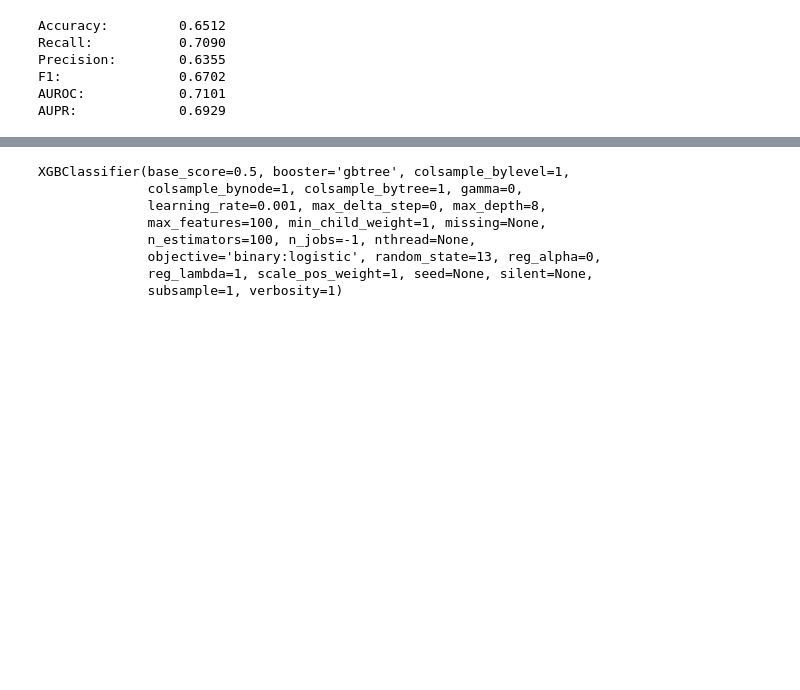
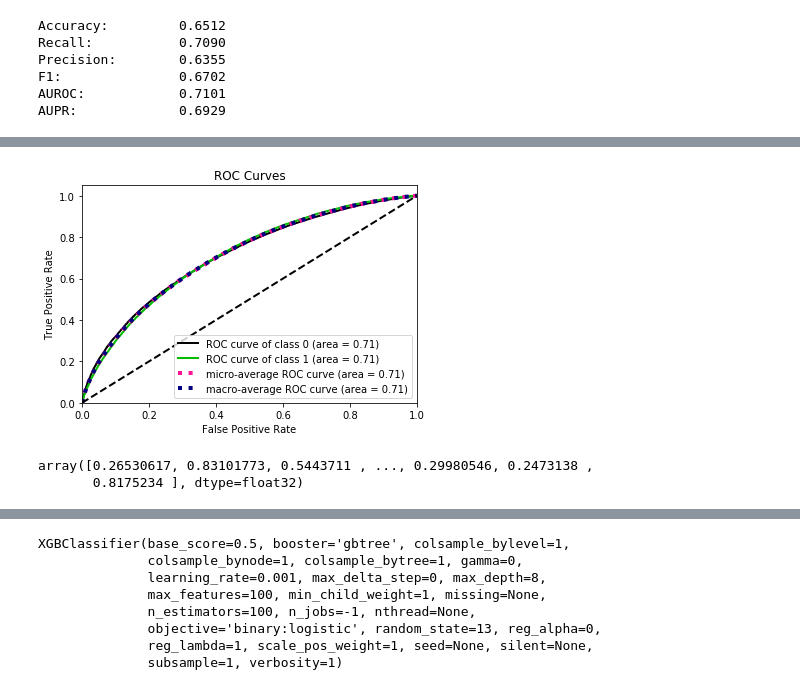
Before and after one commit to bfl2/redesneuraiscin, a Jupyter notebook: XGradientBoosting.ipynb, the cells around one changed output, grey strips where cells are left out. Drawn from its saved outputs; the diff is of its cells as text; code cells hidden in the pictures; blank space fills up the shorter version.

```diff
--- a/XGradientBoosting.ipynb
+++ b/XGradientBoosting.ipynb
@@ -137,0 +157,10 @@ AUPR:             0.6929
+# %%
+skplt.metrics.plot_roc_curve(Y_test, xgb_clf1_pred_scores)
+plt.show()
+# %% [output]
+[figure, added]
+# %%
+xgb_clf1_pred_scores[:, 0]
+# %% [output]
+array([0.26530617, 0.83101773, 0.5443711 , ..., 0.29980546, 0.2473138 ,
+       0.8175234 ], dtype=float32)
```
Also changed, not shown: parts of 5 cells of this notebook.
